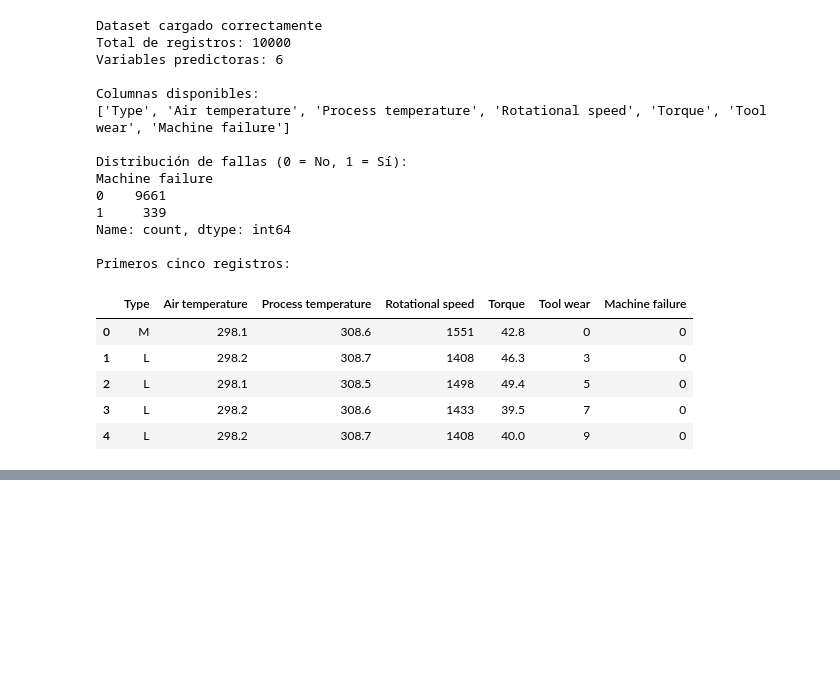
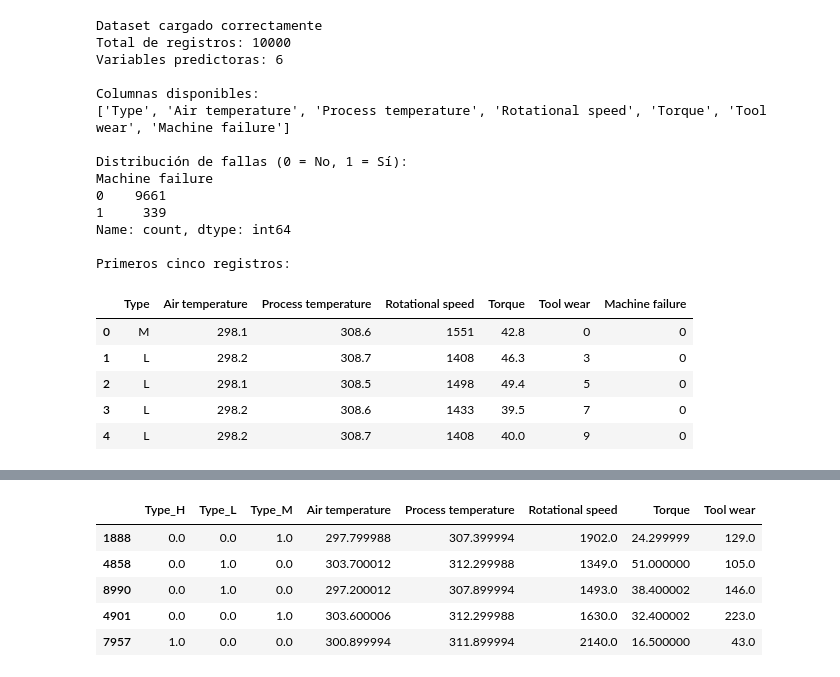
Before and after one commit to isaaccg88/PredictiveMaintenance-AI-Activity4, a Jupyter notebook: notebooks/PredictiveMaintenance_Actividad4.ipynb, the cells around one changed output, grey strips where cells are left out. Saved outputs shown, nothing was run; the diff lists cells and outputs as text; code cells hidden in the pictures; blank space fills up the shorter version.

```diff
--- a/notebooks/PredictiveMaintenance_Actividad4.ipynb
+++ b/notebooks/PredictiveMaintenance_Actividad4.ipynb
@@ -70,0 +286,73 @@ Primeros cinco registros:
+# %%
+# BLOQUE 4 - PREPARACIÓN DE VARIABLES
+
+import numpy as np
+from sklearn.compose import ColumnTransformer
+from sklearn.preprocessing import OneHotEncoder
+
+# Identificar columnas según su tipo
+categoricas = ["Type"]
+numericas = [col for col in X_train.columns
+             if col not in categoricas]
+
+# Configurar el codificador
+preprocesador = ColumnTransformer(
+    transformers=[
+        (
+            "categoria",
+            OneHotEncoder(
+                handle_unknown="ignore",
+                sparse_output=False
+            ),
+            categoricas
+        ),
+        ("numericas", "passthrough", numericas)
+    ],
+    verbose_feature_names_out=False
+)
+
+# Ajustar únicamente con entrenamiento
+X_train_array = preprocesador.fit_transform(X_train)
+
+# Aplicar el mismo codificador a validación y prueba
+X_val_array = preprocesador.transform(X_val)
+X_test_array = preprocesador.transform(X_test)
+
+# Recuperar nombres de variables
+nombres_variables = preprocesador.get_feature_names_out()
+
+# Convertir los conjuntos a DataFrames numéricos
+def crear_dataframe(array, indice):
+    return pd.DataFrame(
+        np.asarray(array, dtype=np.float32),
+        columns=nombres_variables,
+        index=indice
+    )
+
+X_train_model = crear_dataframe(
+    X_train_array, X_train.index
+)
+X_val_model = crear_dataframe(
+    X_val_array, X_val.index
+)
+X_test_model = crear_dataframe(
+    X_test_array, X_test.index
+)
+
+# Verificaciones de calidad
+assert X_train_model.isna().sum().sum() == 0
+assert X_val_model.isna().sum().sum() == 0
+assert X_test_model.isna().sum().sum() == 0
+
+print("PREPROCESAMIENTO COMPLETADO")
+print("\nVariables finales:")
+print(nombres_variables.tolist())
+
+print("\nDimensiones:")
+print("Entrenamiento:", X_train_model.shape)
+print("Validación:", X_val_model.shape)
+print("Prueba:", X_test_model.shape)
+
+print("\nPrimeros registros transformados:")
+display(X_train_model.head())
+# %% [output]
@@ -70,0 +370,6 @@ Primeros cinco registros:
+|  | Type_H | Type_L | Type_M | Air temperature | Process temperature | Rotational speed | Torque | Tool wear |
+| 1888 | 0.0 | 0.0 | 1.0 | 297.799988 | 307.399994 | 1902.0 | 24.299999 | 129.0 |
+| 4858 | 0.0 | 1.0 | 0.0 | 303.700012 | 312.299988 | 1349.0 | 51.000000 | 105.0 |
+| 8990 | 0.0 | 1.0 | 0.0 | 297.200012 | 307.899994 | 1493.0 | 38.400002 | 146.0 |
+| 4901 | 0.0 | 0.0 | 1.0 | 303.600006 | 312.299988 | 1630.0 | 32.400002 | 223.0 |
+| 7957 | 1.0 | 0.0 | 0.0 | 300.899994 | 311.899994 | 2140.0 | 16.500000 | 43.0 |
```
Also changed, not shown: parts of 12 cells of this notebook.
